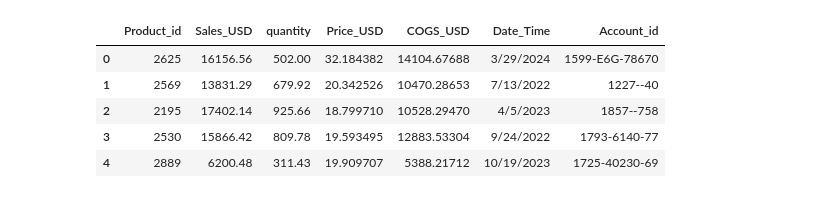
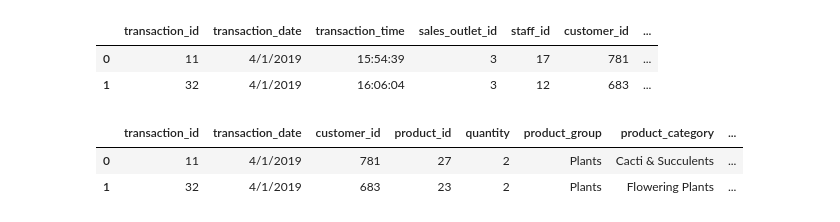
Before and after one commit to Singhpriyanshu2907/Chatbot, a Jupyter notebook: python_code/Experiments/Recomendation_Engine.ipynb, the cells around one changed output. Saved outputs shown, nothing was run; the diff lists cells and outputs as text; code cells hidden in the pictures.

```diff
--- a/python_code/Experiments/Recomendation_Engine.ipynb
+++ b/python_code/Experiments/Recomendation_Engine.ipynb
@@ -53,4 +11,3 @@ python_code\Dataset
 # %%
-dataset1 = pd.read_csv('Accounts.csv')
-hirerachy = pd.read_csv('Plant_Hirecrachy.csv',encoding='Latin-1')
-sales = pd.read_csv('plant_sales.csv')
+product = pd.read_csv('products.csv')
+sales = pd.read_csv('sales.csv')
@@ -75,9 +20,6 @@ hirerachy.head()
 # %%
-sales.head()
+sales.head(2)
 # %% [output]
-|  | Product_id | Sales_USD | quantity | Price_USD | COGS_USD | Date_Time | Account_id |
-| 0 | 2625 | 16156.56 | 502.00 | 32.184382 | 14104.67688 | 3/29/2024 | 1599-E6G-78670 |
-| 1 | 2569 | 13831.29 | 679.92 | 20.342526 | 10470.28653 | 7/13/2022 | 1227--40 |
-| 2 | 2195 | 17402.14 | 925.66 | 18.799710 | 10528.29470 | 4/5/2023 | 1857--758 |
-| 3 | 2530 | 15866.42 | 809.78 | 19.593495 | 12883.53304 | 9/24/2022 | 1793-6140-77 |
-| 4 | 2889 | 6200.48 | 311.43 | 19.909707 | 5388.21712 | 10/19/2023 | 1725-40230-69 |
+|  | transaction_id | transaction_date | transaction_time | sales_outlet_id | staff_id | customer_id | ... |
+| 0 | 11 | 4/1/2019 | 15:54:39 | 3 | 17 | 781 | ... |
+| 1 | 32 | 4/1/2019 | 16:06:04 | 3 | 12 | 683 | ... |
@@ -83,0 +31,6 @@ sales.head()
+# %%
+data.head(2)
+# %% [output]
+|  | transaction_id | transaction_date | customer_id | product_id | quantity | product_group | product_category | ... |
+| 0 | 11 | 4/1/2019 | 781 | 27 | 2 | Plants | Cacti & Succulents | ... |
+| 1 | 32 | 4/1/2019 | 683 | 23 | 2 | Plants | Flowering Plants | ... |
```
Also changed, not shown: parts of 36 cells of this notebook, 13 other files.
